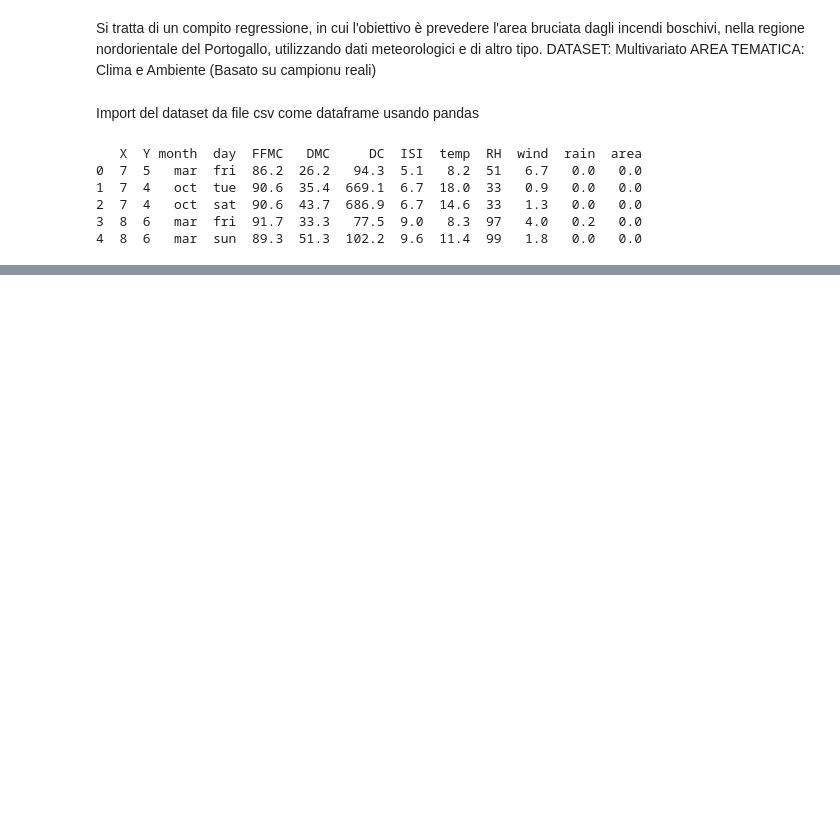
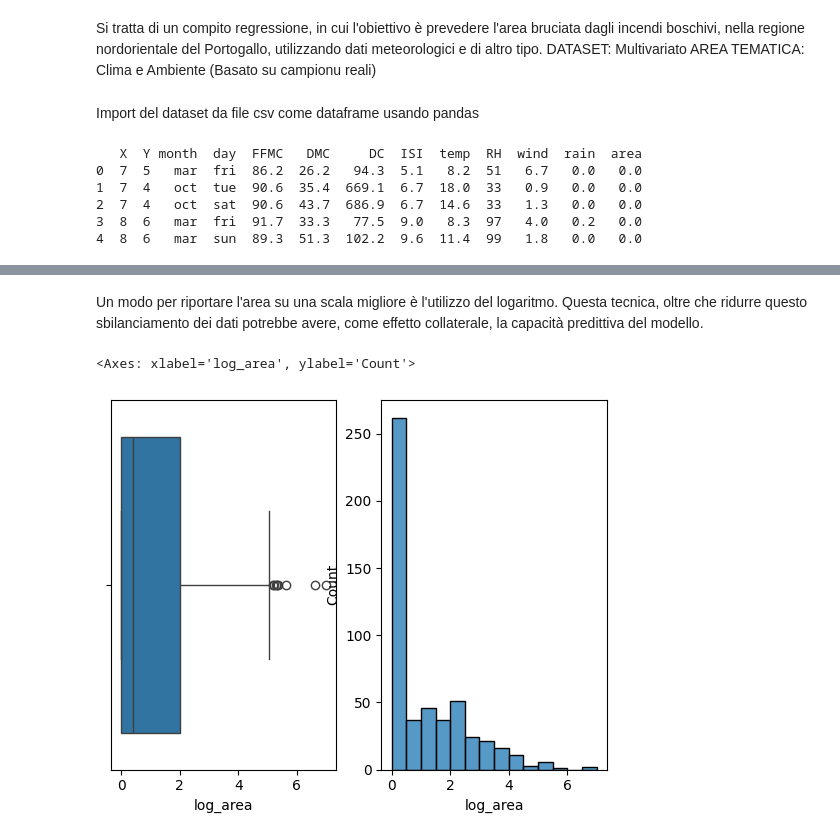
Before and after one commit to aledigirm3/ML-project, a Jupyter notebook: version1.ipynb, the cells around one changed output, grey strips where cells are left out. Drawn from its saved outputs; the diff is of its cells as text; code cells hidden in the pictures; blank space fills up the shorter version.

```diff
--- a/version1.ipynb
+++ b/version1.ipynb
@@ -41,0 +69,13 @@ print(df.head())
+# %% [markdown]
+Un modo per riportare l'area su una scala migliore è l'utilizzo del logaritmo. Questa tecnica, oltre che ridurre questo sbilanciamento dei dati potrebbe avere, come effetto collaterale, la capacità predittiva del modello.
+# %%
+# Trasformazione logaritmica della variabile target
+df['log_area'] = np.log(df['area'] + 1)
+
+plt.subplot(1, 2, 1)
+sns.boxplot(data = df, x = df['log_area']) #for outliers
+plt.subplot(1, 2, 2)
+sns.histplot(data = df, x = df['log_area'], kde = False)
+# %% [output]
+<Axes: xlabel='log_area', ylabel='Count'>
+[figure, added]
```
Also changed, not shown: parts of 12 cells of this notebook.
